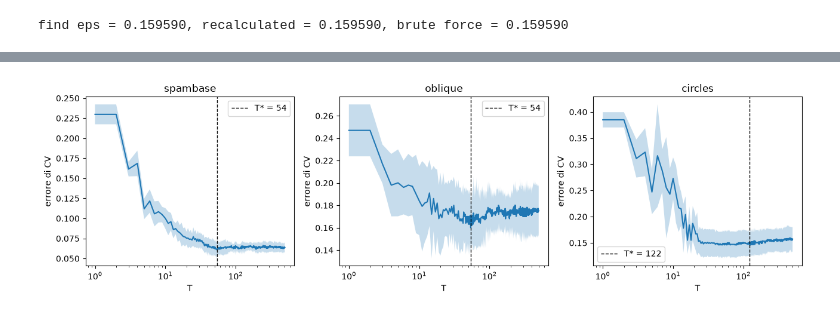
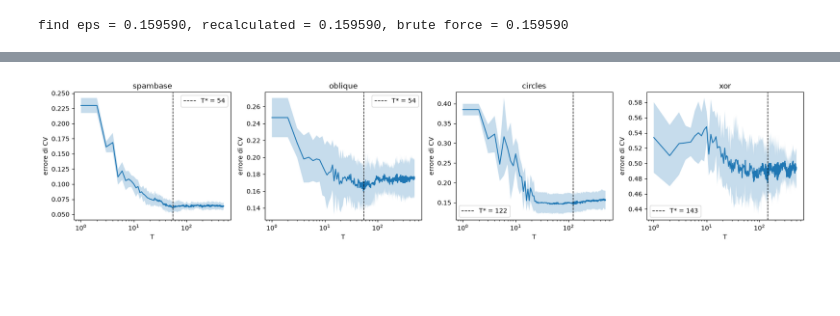
Before and after one commit to MarcoColan01/project-SM4ML2526, a Jupyter notebook: notebooks/2_tuning.ipynb, the cells around one changed output, grey strips where cells are left out. Cells and saved outputs as stored; diff of their text form; code cells hidden in the pictures; blank space fills up the shorter version.

```diff
--- a/notebooks/2_tuning.ipynb
+++ b/notebooks/2_tuning.ipynb
@@ -101,19 +102,19 @@ circles (1s)
 # %%
 t = np.arange(1, cfg.T_MAX + 1)
-fig, axes = plt.subplots(1, 3, figsize=(13, 3.8))
+fig, axes = plt.subplots(1, len(cfg.DATASETS), figsize=(4.3 * len(cfg.DATASETS), 3.8))
 for ax, name in zip(axes, cfg.DATASETS):
     c = cv[name]["adaboost"]
     mean, std = c.mean(axis=0), c.std(axis=0)
     ax.plot(t, mean, lw=1.5)
     ax.fill_between(t, mean - std, mean + std, alpha=0.25)
     ax.axvline(best[name]["T"], color="k", ls="--", lw=1, label=f"T* = {best[name]['T']}")
     ax.set(xscale="log", title=name, xlabel="T", ylabel="errore di CV")
     ax.legend()
 fig.tight_layout()
 #fig.savefig(cfg.FIG_DIR / "cv_adaboost.pdf", bbox_inches="tight")
 plt.show()
 # %% [output]
-[figure, old version]
+[figure, new version]
 # %%
 with open(cfg.RESULTS_DIR / f"hyperparams_seed{cfg.SEED}.json", "w") as f:
     json.dump(best, f, indent=2)
```
Also changed, not shown: parts of 2 cells of this notebook, 3 other files.
